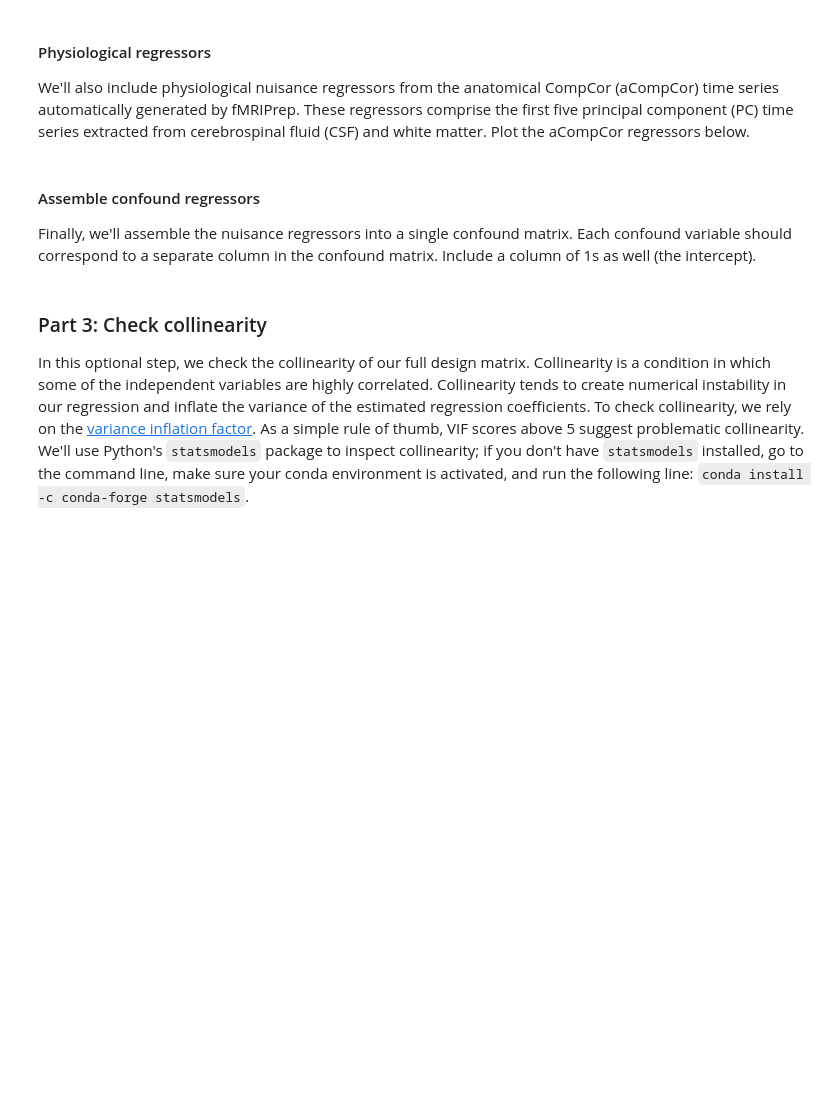
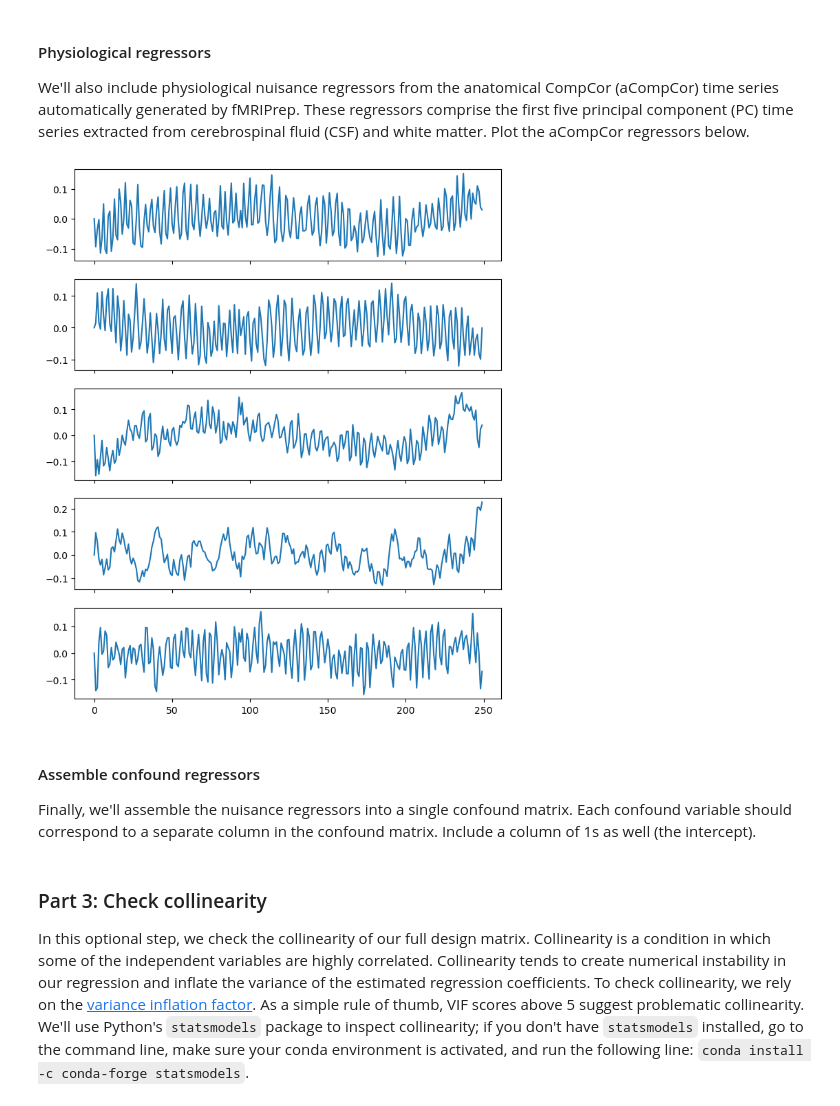
Before and after one commit to yunchang-z/neu502b-lab, a Jupyter notebook: fmri-04/fmri-04-glm.ipynb, the cells around one changed output. Saved outputs shown, nothing was run; the diff lists cells and outputs as text; code cells hidden in the pictures; blank space fills up the shorter version.

```diff
--- a/fmri-04/fmri-04-glm.ipynb
+++ b/fmri-04/fmri-04-glm.ipynb
@@ -120,11 +139,16 @@ We'll also include physiological nuisance regressors from the anatomical CompCor
 # %%
 # Extract aCompCor signals from confounds table
 acompcor_n = 5
 acompcor_df = confounds_df.filter(regex='aCompCor').iloc[:, :acompcor_n]
 acompcor_labels = acompcor_df.columns.tolist()
 acompcor = acompcor_df.values
 
 # Plot aCompCor regressors:
+fig, ax = plt.subplots(5,1,figsize=(8,10),sharex=True)
+for i in range(acompcor_n):
+    ax[i].plot(acompcor[:,i], label='_nolegend_')
+# %% [output]
+[figure, added]
 # %% [markdown]
 #### Assemble confound regressors
 
```
Also changed, not shown: parts of 17 cells of this notebook.
